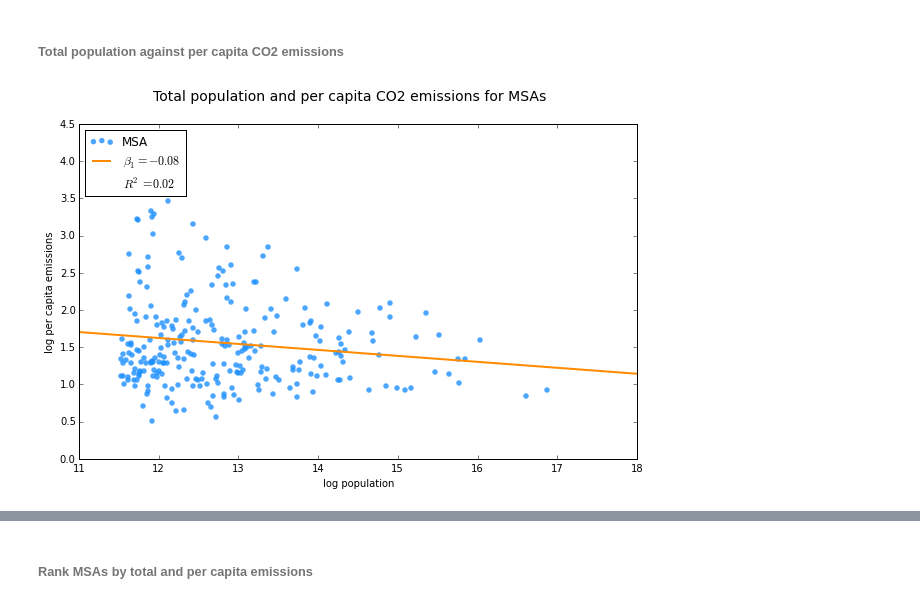
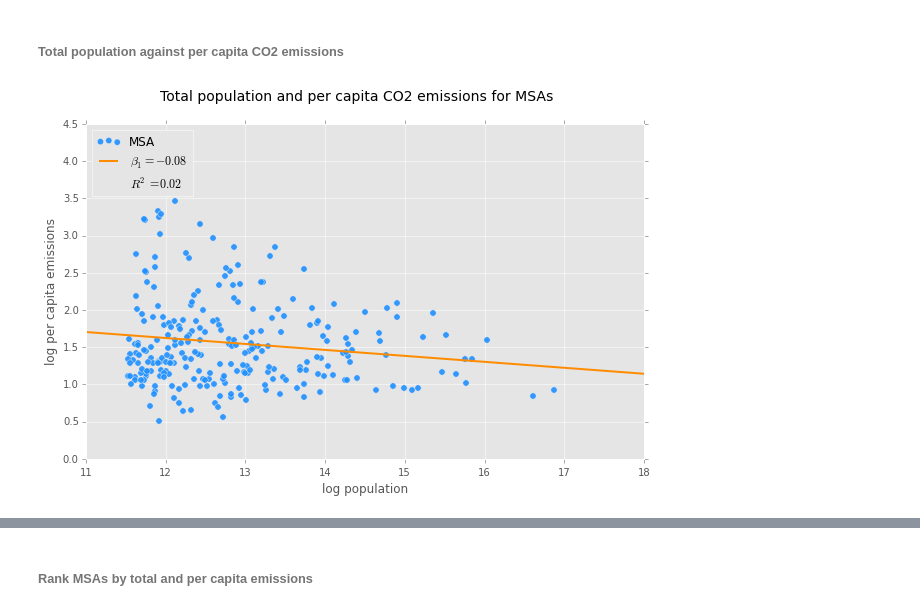
Before and after one commit to pvarsh/foundations-a4, a Jupyter notebook: assignment-4.ipynb, the cells around one changed output, grey strips where cells are left out. Saved outputs shown, nothing was run; the diff lists cells and outputs as text; code cells hidden in the pictures.

```diff
--- a/assignment-4.ipynb
+++ b/assignment-4.ipynb
@@ -8,6 +8,7 @@ import statsmodels.api as sm
 import matplotlib.patches as ptch
 
 %matplotlib inline
+plt.style.use('ggplot')
 # %% [markdown]
 # TODO:
 * Check for NaNs in mt (mastertable).
@@ -240,7 +263,7 @@ mt = pd.merge(mt_temp, MSA_name, how = 'inner', on ='msa_code')
 mt = mt[mt.pop_total > 1e5]
 mt['co2_per_capita']=mt.co2_total / mt.pop_total
 
-mt = mt.reindex(list(range(mt.shape[0])))
+#mt = mt.reindex(list(range(mt.shape[0])))
 
 mt.head()
 # %% [output]
@@ -345,43 +370,44 @@ ax2.set_ylabel('log per capita emissions')
 scatter2 = ax2.scatter(np.log(mt.pop_total),
             np.log(mt.co2_per_capita),
             c = "dodgerblue",
-            lw = 0,
-            s = 30,
-            alpha = 0.8,
+            marker = 'o',
+            s = 40,
+            lw = None,
+            alpha = 0.9,
             label = "MSA")
 
 ### Get x and y lims
 xmin, xmax = ax2.get_xlim()
 ymin, ymax = ax2.get_ylim()
 
 ### Regression
 # Design matrix
 y = np.log(mt.co2_per_capita)
 ones = np.ones(mt.shape[0])
 X = np.column_stack((ones, np.log(mt.pop_total)))
 
 # Fit model
 mod2 = sm.OLS(y, X).fit()
 
 ### Plot regression line
 x = np.linspace(xmin, xmax)
 y = mod2.params[0] + mod2.params[1] * x
 regression_label = r'$\beta_1 = %2.2f$' %mod2.params[1]
 line2, = ax2.plot(x, y, c = 'darkorange', lw = 2, label = regression_label)
 
 # Set x and y lims
 ax2.set_xlim(xmin, xmax)
 ax2.set_ylim(ymin, ymax)
 
 # Legend
 extra = ptch.Rectangle((0, 0), 1, 1, fc="w", fill=False, edgecolor='none', linewidth=0)
 rsq = r'$R^2 = %2.2f$' %mod2.rsquared
-ax2.legend((scatter1, line1, extra), ("MSA", regression_label, rsq), loc = 2)
+ax2.legend((scatter2, line2, extra), ("MSA", regression_label, rsq), loc = 2)
 
 # Show
 plt.show()
 # %% [output]
-[figure, old version]
+[figure, new version]
 # %%
 print mod2.summary()
 # %% [output]
```
Also changed, not shown: parts of 17 cells of this notebook, 1 other file.
